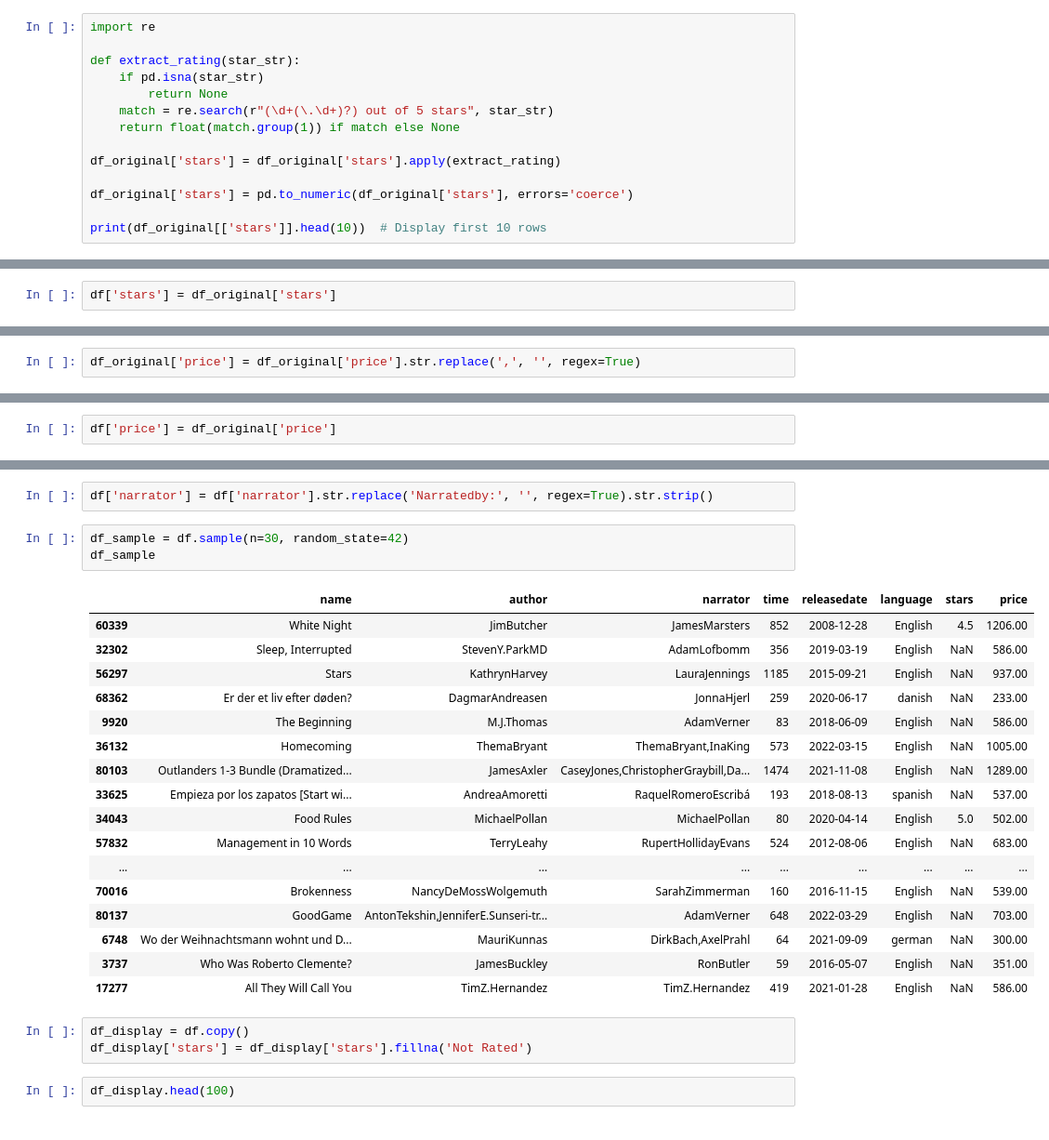
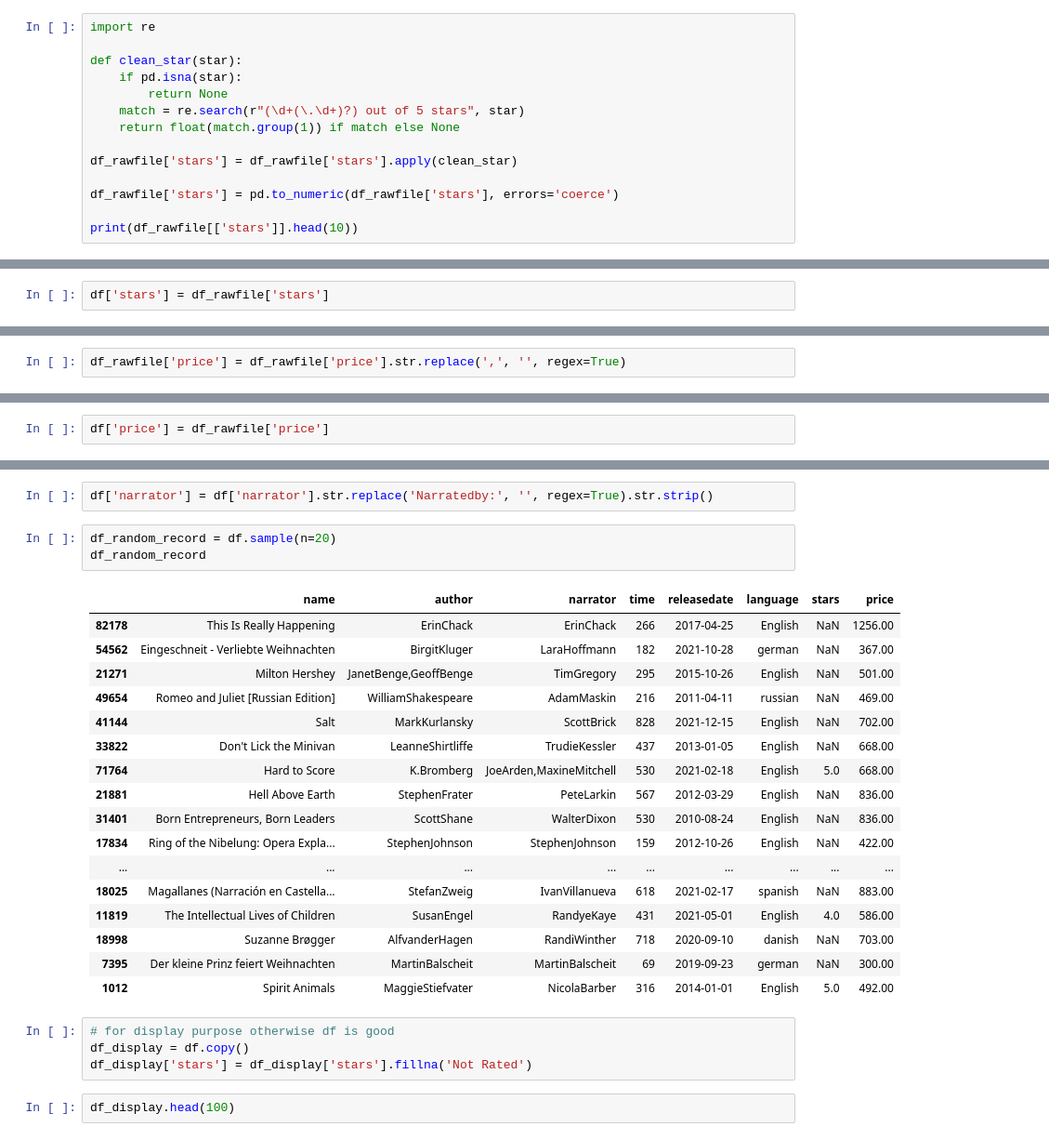
Before and after one commit to Junedkhan13/Audiobook-data-analysis, a Jupyter notebook: Audible analysis.ipynb, the cells around one changed output, grey strips where cells are left out. Shown at 93% size. Drawn from its saved outputs; the diff is of its cells as text.

```diff
--- a/Audible analysis.ipynb
+++ b/Audible analysis.ipynb
@@ -209,17 +206,17 @@ print(df_original['stars'].unique()[:20])
 # %%
 import re
 
-def extract_rating(star_str):
-    if pd.isna(star_str)
+def clean_star(star):
+    if pd.isna(star):
         return None
-    match = re.search(r"(\d+(\.\d+)?) out of 5 stars", star_str)
+    match = re.search(r"(\d+(\.\d+)?) out of 5 stars", star)
     return float(match.group(1)) if match else None
 
-df_original['stars'] = df_original['stars'].apply(extract_rating)
+df_rawfile['stars'] = df_rawfile['stars'].apply(clean_star)
 
-df_original['stars'] = pd.to_numeric(df_original['stars'], errors='coerce')
+df_rawfile['stars'] = pd.to_numeric(df_rawfile['stars'], errors='coerce')
 
-print(df_original[['stars']].head(10))  # Display first 10 rows
+print(df_rawfile[['stars']].head(10))
 # %% [output]
    stars
 0    5.0
@@ -233,7 +230,7 @@ print(df_original[['stars']].head(10))  # Display first 10 rows
 8    5.0
 9    5.0
 # %%
-df['stars'] = df_original['stars']
+df['stars'] = df_rawfile['stars']
 # %%
 print(df[['stars']].info())
 print(df[['stars']].head(10))
@@ -275,3 +272,3 @@ df.head(10)
 # %%
-df_original['price'] = df_original['price'].str.replace(',', '', regex=True)
+df_rawfile['price'] = df_rawfile['price'].str.replace(',', '', regex=True)
 # %%
@@ -289,7 +286,7 @@ print(df_original[['price']].head(10))
 8  1256.00
 9   820.00
 # %%
-df['price'] = df_original['price']
+df['price'] = df_rawfile['price']
 # %%
 print(df['price'].isnull().sum())
 print(df[['price']].head(10))
@@ -327,27 +324,28 @@ df.head(100)
 # %%
 df['narrator'] = df['narrator'].str.replace('Narratedby:', '', regex=True).str.strip()
 # %%
-df_sample = df.sample(n=30, random_state=42)
-df_sample
+df_random_record = df.sample(n=20)
+df_random_record
 # %% [output]
 |  | name | author | narrator | time | releasedate | language | stars | price |
-| 60339 | White Night | JimButcher | JamesMarsters | 852 | 2008-12-28 | English | 4.5 | 1206.00 |
-| 32302 | Sleep, Interrupted | StevenY.ParkMD | AdamLofbomm | 356 | 2019-03-19 | English | NaN | 586.00 |
-| 56297 | Stars | KathrynHarvey | LauraJennings | 1185 | 2015-09-21 | English | NaN | 937.00 |
-| 68362 | Er der et liv efter døden? | DagmarAndreasen | JonnaHjerl | 259 | 2020-06-17 | danish | NaN | 233.00 |
-| 9920 | The Beginning | M.J.Thomas | AdamVerner | 83 | 2018-06-09 | English | NaN | 586.00 |
-| 36132 | Homecoming | ThemaBryant | ThemaBryant,InaKing | 573 | 2022-03-15 | English | NaN | 1005.00 |
-| 80103 | Outlanders 1-3 Bundle (Dramatized... | JamesAxler | CaseyJones,ChristopherGraybill,Da... | 1474 | 2021-11-08 | English | NaN | 1289.00 |
-| 33625 | Empieza por los zapatos [Start wi... | AndreaAmoretti | RaquelRomeroEscribá | 193 | 2018-08-13 | spanish | NaN | 537.00 |
-| 34043 | Food Rules | MichaelPollan | MichaelPollan | 80 | 2020-04-14 | English | 5.0 | 502.00 |
-| 57832 | Management in 10 Words | TerryLeahy | RupertHollidayEvans | 524 | 2012-08-06 | English | NaN | 683.00 |
+| 82178 | This Is Really Happening | ErinChack | ErinChack | 266 | 2017-04-25 | English | NaN | 1256.00 |
+| 54562 | Eingeschneit - Verliebte Weihnachten | BirgitKluger | LaraHoffmann | 182 | 2021-10-28 | german | NaN | 367.00 |
+| 21271 | Milton Hershey | JanetBenge,GeoffBenge | TimGregory | 295 | 2015-10-26 | English | NaN | 501.00 |
+| 49654 | Romeo and Juliet [Russian Edition] | WilliamShakespeare | AdamMaskin | 216 | 2011-04-11 | russian | NaN | 469.00 |
+| 41144 | Salt | MarkKurlansky | ScottBrick | 828 | 2021-12-15 | English | NaN | 702.00 |
+| 33822 | Don't Lick the Minivan | LeanneShirtliffe | TrudieKessler | 437 | 2013-01-05 | English | NaN | 668.00 |
+| 71764 | Hard to Score | K.Bromberg | JoeArden,MaxineMitchell | 530 | 2021-02-18 | English | 5.0 | 668.00 |
+| 21881 | Hell Above Earth | StephenFrater | PeteLarkin | 567 | 2012-03-29 | English | NaN | 836.00 |
+| 31401 | Born Entrepreneurs, Born Leaders | ScottShane | WalterDixon | 530 | 2010-08-24 | English | NaN | 836.00 |
+| 17834 | Ring of the Nibelung: Opera Expla... | StephenJohnson | StephenJohnson | 159 | 2012-10-26 | English | NaN | 422.00 |
 | ... | ... | ... | ... | ... | ... | ... | ... | ... |
-| 70016 | Brokenness | NancyDeMossWolgemuth | SarahZimmerman | 160 | 2016-11-15 | English | NaN | 539.00 |
-| 80137 | GoodGame | AntonTekshin,JenniferE.Sunseri-tr... | AdamVerner | 648 | 2022-03-29 | English | NaN | 703.00 |
-| 6748 | Wo der Weihnachtsmann wohnt und D... | MauriKunnas | DirkBach,AxelPrahl | 64 | 2021-09-09 | german | NaN | 300.00 |
-| 3737 | Who Was Roberto Clemente? | JamesBuckley | RonButler | 59 | 2016-05-07 | English | NaN | 351.00 |
-| 17277 | All They Will Call You | TimZ.Hernandez | TimZ.Hernandez | 419 | 2021-01-28 | English | NaN | 586.00 |
+| 18025 | Magallanes (Narración en Castella... | StefanZweig | IvanVillanueva | 618 | 2021-02-17 | spanish | NaN | 883.00 |
+| 11819 | The Intellectual Lives of Children | SusanEngel | RandyeKaye | 431 | 2021-05-01 | English | 4.0 | 586.00 |
+| 18998 | Suzanne Brøgger | AlfvanderHagen | RandiWinther | 718 | 2020-09-10 | danish | NaN | 703.00 |
+| 7395 | Der kleine Prinz feiert Weihnachten | MartinBalscheit | MartinBalscheit | 69 | 2019-09-23 | german | NaN | 300.00 |
+| 1012 | Spirit Animals | MaggieStiefvater | NicolaBarber | 316 | 2014-01-01 | English | 5.0 | 492.00 |
 # %%
+# for display purpose otherwise df is good
 df_display = df.copy()
 df_display['stars'] = df_display['stars'].fillna('Not Rated')
 # %%
```
Also changed, not shown: parts of 28 cells of this notebook.
